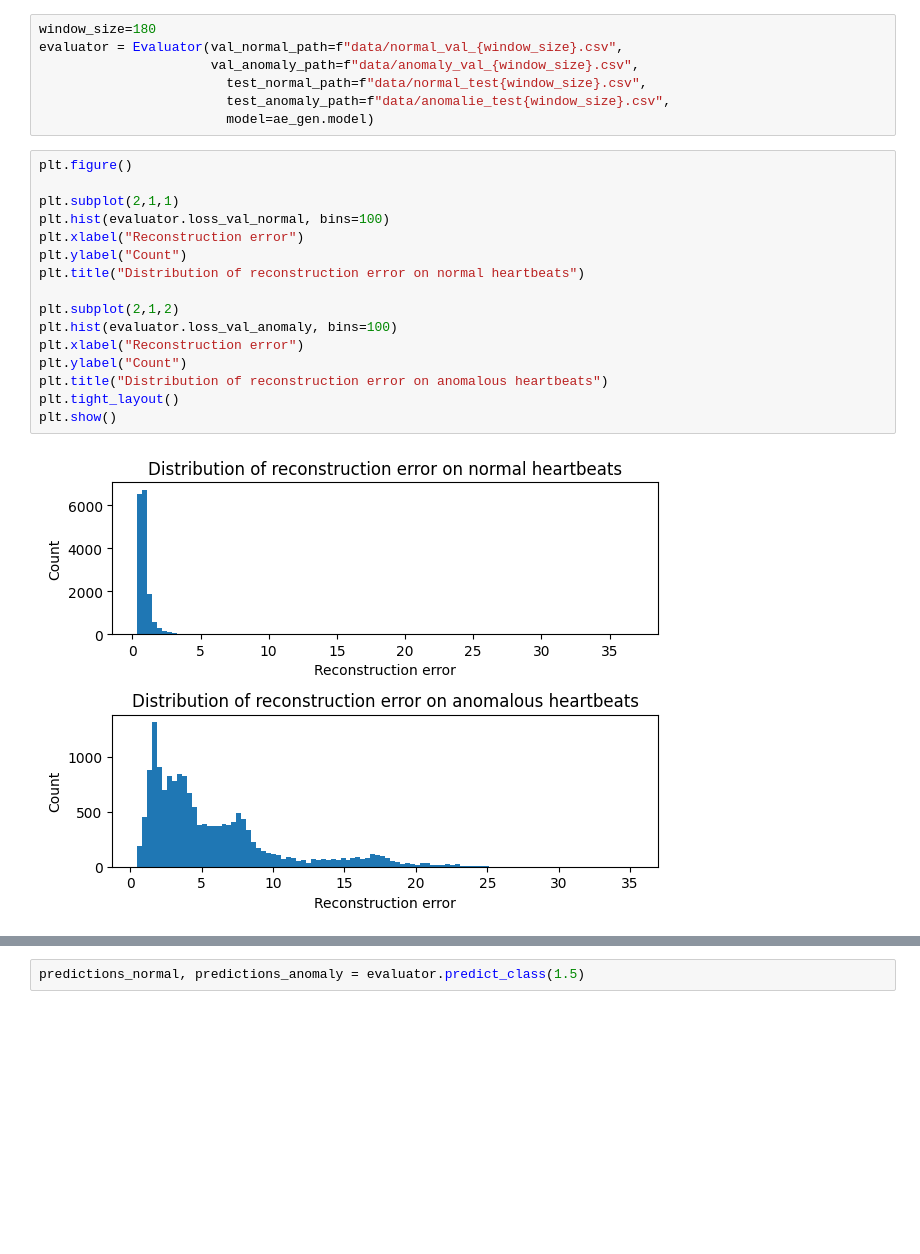
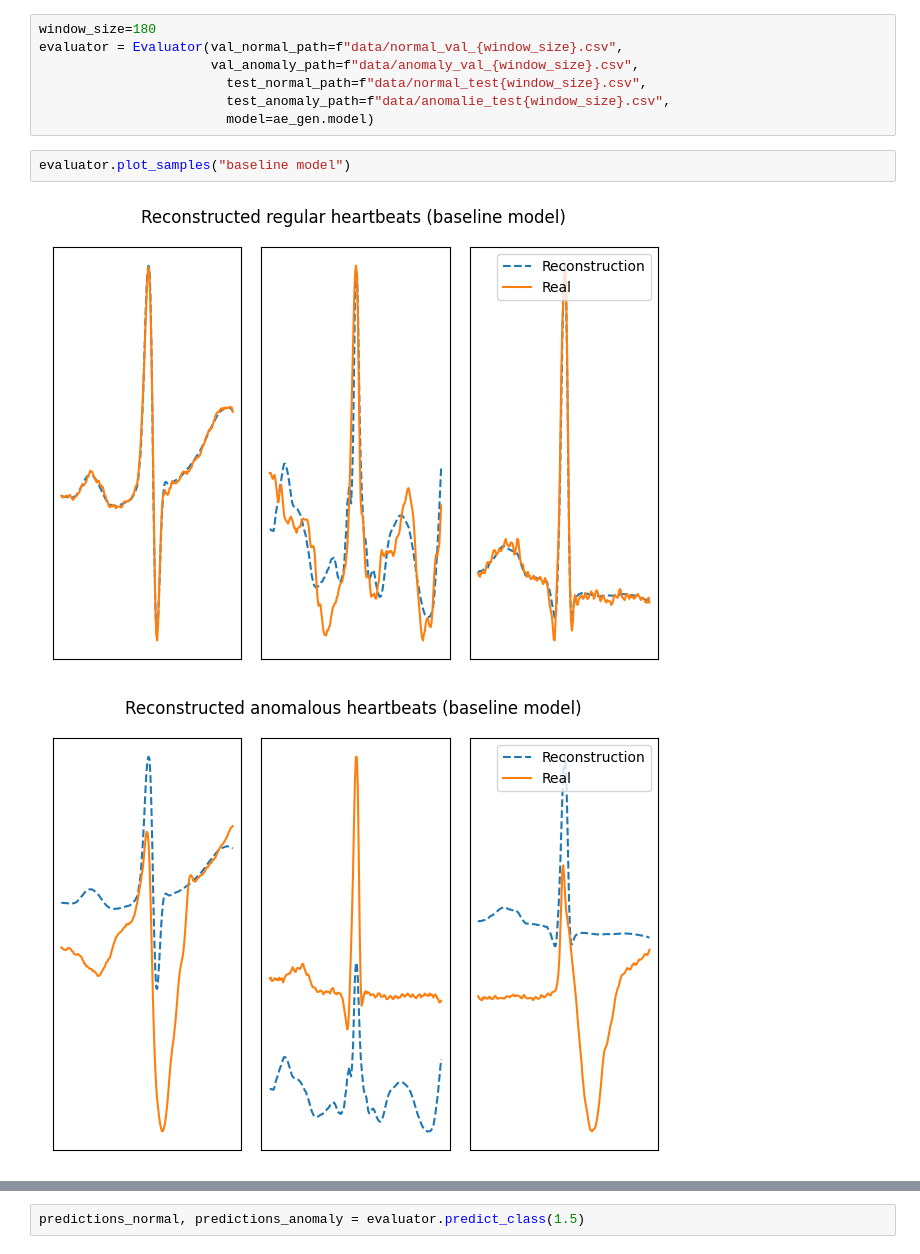
Before and after one commit to sjjtu/MAthesis, a Jupyter notebook: code/baseline.ipynb, the cells around one changed output, grey strips where cells are left out. Cells and saved outputs as stored; diff of their text form; blank space fills up the shorter version.

```diff
--- a/code/baseline.ipynb
+++ b/code/baseline.ipynb
@@ -74,21 +59,8 @@ evaluator = Evaluator(val_normal_path=f"data/normal_val_{window_size}.csv",
                         test_normal_path=f"data/normal_test{window_size}.csv",
                         test_anomaly_path=f"data/anomalie_test{window_size}.csv",
                         model=ae_gen.model)
-# %%
-plt.figure()
-
-plt.subplot(2,1,1)
-plt.hist(evaluator.loss_val_normal, bins=100)
-plt.xlabel("Reconstruction error")
-plt.ylabel("Count")
-plt.title("Distribution of reconstruction error on normal heartbeats")
-
-plt.subplot(2,1,2)
-plt.hist(evaluator.loss_val_anomaly, bins=100)
-plt.xlabel("Reconstruction error")
-plt.ylabel("Count")
-plt.title("Distribution of reconstruction error on anomalous heartbeats")
-plt.tight_layout()
-plt.show()
-# %% [output]
-[figure, removed]
+# %%
+evaluator.plot_samples("baseline model")
+# %% [output]
+[figure, added]
+[figure, added]
```
Also changed, not shown: parts of 3 cells of this notebook, 59 other files.
